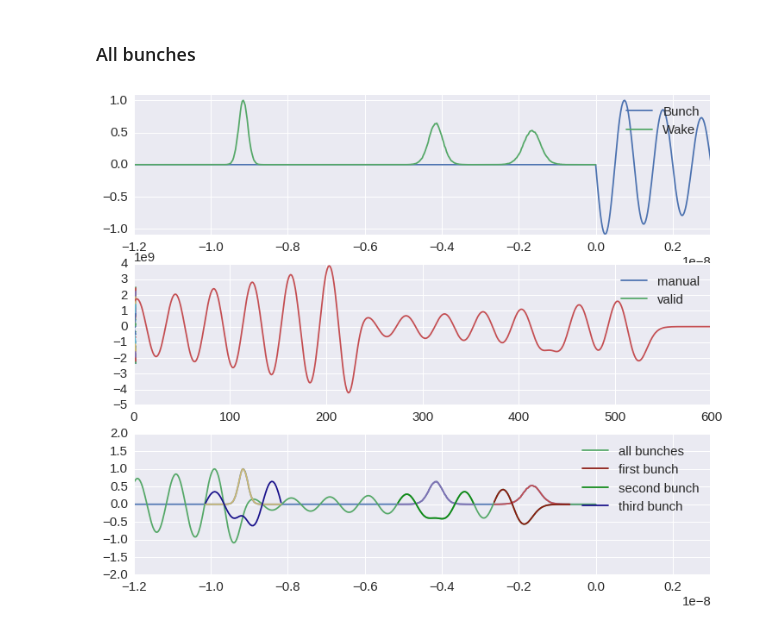
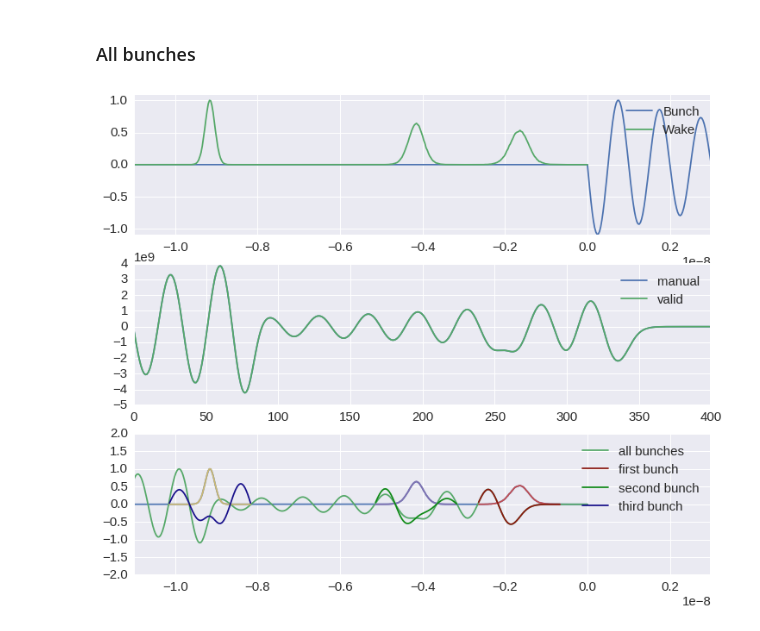
Before and after one commit to like2000/PyHEADTAIL_Tutorials, a Jupyter notebook: examples/001f_experiment_wakes.ipynb, the cells around one changed output. Cells and saved outputs as stored; diff of their text form; code cells hidden in the pictures.

```diff
--- a/examples/001f_experiment_wakes.ipynb
+++ b/examples/001f_experiment_wakes.ipynb
@@ -149,12 +150,13 @@ for i, s in enumerate(slices):
     t_target = times[i]
     s_target = slices[i]
     for j in range(i+1):
-        t_source = times[j]
+        t_source = times[j] + dt[j-i]
         s_source = slices[j]
+        print i, j, dt[i-j]
         for k in range(s_target.n_slices):
-            for l in range(s_source.n_slices)[::-1]:
+            for l in range(s_source.n_slices)[::+1]:
                 dxp[k] += s_source.charge_per_slice[l]*wf(
-                    t_target[k]-t_source[l]-dt[i-j])
+                    t_target[k]-t_source[l])
     delta_xp.append(dxp)
 
 delta_xp1 = np.array(delta_xp).copy()
@@ -172,20 +181,18 @@ for i, s in enumerate(slices):
     dxp_v = np.convolve(s.charge_per_slice, wf(t0), mode='valid')
 
     for j in range(i):
+        print i, j, dt[i-j]
+        t_sources = times[j] + dt[i-j]
+        t2 = np.concatenate((dts-t_sources[-1], (dts-t_sources[0])[1:]))
 
-        t2 = np.concatenate((dts-dts[-1], (dts-dts[0])[1:])) - dt[j+1]
-
-#         dxp += np.convolve(slices[j].charge_per_slice, wf(t2))
-#         dxp_s += np.convolve(slices[j].charge_per_slice, wf(t2), mode='same')
-#         dxp_v += np.convolve(slices[j].charge_per_slice, wf(t2), mode='valid')
-
-        dxp += np.convolve(slices[2-j].charge_per_slice, wf(t2))
-        dxp_s += np.convolve(slices[2-j].charge_per_slice, wf(t2), mode='same')
-        dxp_v += np.convolve(slices[2-j].charge_per_slice, wf(t2), mode='valid')
+        dxp += np.convolve(slices[j].charge_per_slice, wf(t2))
+        dxp_s += np.convolve(slices[j].charge_per_slice, wf(t2), mode='same')
+        dxp_v += np.convolve(slices[j].charge_per_slice, wf(t2), mode='valid')
 
     dxp_list.append(dxp_v)
 
     fig, (ax1, ax2, ax3) = plt.subplots(3, figsize=(12,6))
+#     fig.patch.set_color("#848482")
 
     ax1.plot(t0, wf(t0)[::-1]/max(wf(t0)[::-1]))
     ax1.plot(dts-dts[-1]-dt[i], s.charge_per_slice/max(s.charge_per_slice))
@@ -207,14 +217,14 @@ for i, s in enumerate(slices):
 # %% [markdown]
 ### All bunches
 # %%
-allslicer = UniformBinSlicer(600, z_cuts=(-4, .5))
+allslicer = UniformBinSlicer(400, z_cuts=(-3, .5))
 allslices = allbunches.get_slices(allslicer)
 
 alltimes = allslices.z_centers / (allbunches.beta*c)
 # %%
 delta_xp = 0.*alltimes
 for i, s in enumerate(allslices.charge_per_slice):
-    for j in range(allslices.n_slices)[::-1]:
+    for j in range(allslices.n_slices)[::+1]:
         delta_xp[i] += allslices.charge_per_slice[j]*wf(alltimes[i]-alltimes[j])
 # %%
 t0 = np.concatenate((alltimes-alltimes[-1],
@@ -231,37 +241,43 @@ ax1.plot(alltimes-alltimes[-1],
          allslices.charge_per_slice/max(allslices.charge_per_slice))
 ax1.set_ylim((-1.1, 1.1))
 ax1.legend(['Bunch', 'Wake'])
-ax1.set_xlim(-12e-9, 3e-9)
+ax1.set_xlim(-11e-9, 3e-9)
 ax2.plot(delta_xp)
 ax2.plot(dxp_v)
 ax2.legend(['manual', 'valid'])
 
 ax3.plot(alltimes-alltimes[-1],
          allslices.charge_per_slice/max(allslices.charge_per_slice))
 ax3.plot(alltimes-alltimes[-1], dxp_v/max(dxp_v), label="all bunches")
 
 labels = ["first bunch", "second bunch", "third bunch"]
+scale_kick = max([max(x) for x in dxp_list])
+scale_charge = max([max(s.charge_per_slice) for s in slices])
 for i, s in enumerate(slices):
     dts = times[i]
     dxp = dxp_list[i]
     dxp = delta_xp1[i]
-    ax3.plot(dts-alltimes[-1]-dt[i], s.charge_per_slice/max(slices3.charge_per_slice))
-    ax3.plot(dts-alltimes[-1]-dt[i], dxp/max(dxp_v), label=labels[i], c=col[i*2])
+    ax3.plot(dts-alltimes[-1]-dt[i], s.charge_per_slice/scale_charge)
+    if i==2:
+#         ax3.plot(dts-alltimes[-1]-dt[i], dxp/scale_kick, label=labels[i], c=col[i*2])
+        ax3.plot(dts-alltimes[-1]-dt[i], dxp/max(dxp_v), label=labels[i], c=col[i*2])
+    else:
+        ax3.plot(dts-alltimes[-1]-dt[i], dxp/max(dxp_v), label=labels[i], c=col[i*2])
 
 # ax3.plot(times-times[-1]-dt, slices2.charge_per_slice/max(slices2.charge_per_slice))
 # ax3.plot(times-times[-1]-dt, dxp_v2/max(dxp_v), label="second bunch")
 
 ax3.legend()
-ax3.set_xlim(-12e-9, 3e-9)
+ax3.set_xlim(-11e-9, 3e-9)
 ax3.set_ylim(-2, 2)
 
 # c = sns.color_palette('husl', 3)
 # [ax3.axvline(s, c=c[0], alpha=0.8) for s in (times-times[-1])]
 # [ax3.axvline(s, c=c[1], alpha=0.8) for s in (times2-times2[-1]-dt)]
 # [ax3.axvline(s, c=c[2], alpha=0.8) for s in (alltimes-alltimes[-1])]
 
 plt.show()
 # %% [output]
-[figure, old version]
+[figure, new version]
 # %%
 plt.close('all')
```
Also changed, not shown: parts of 6 cells of this notebook.
